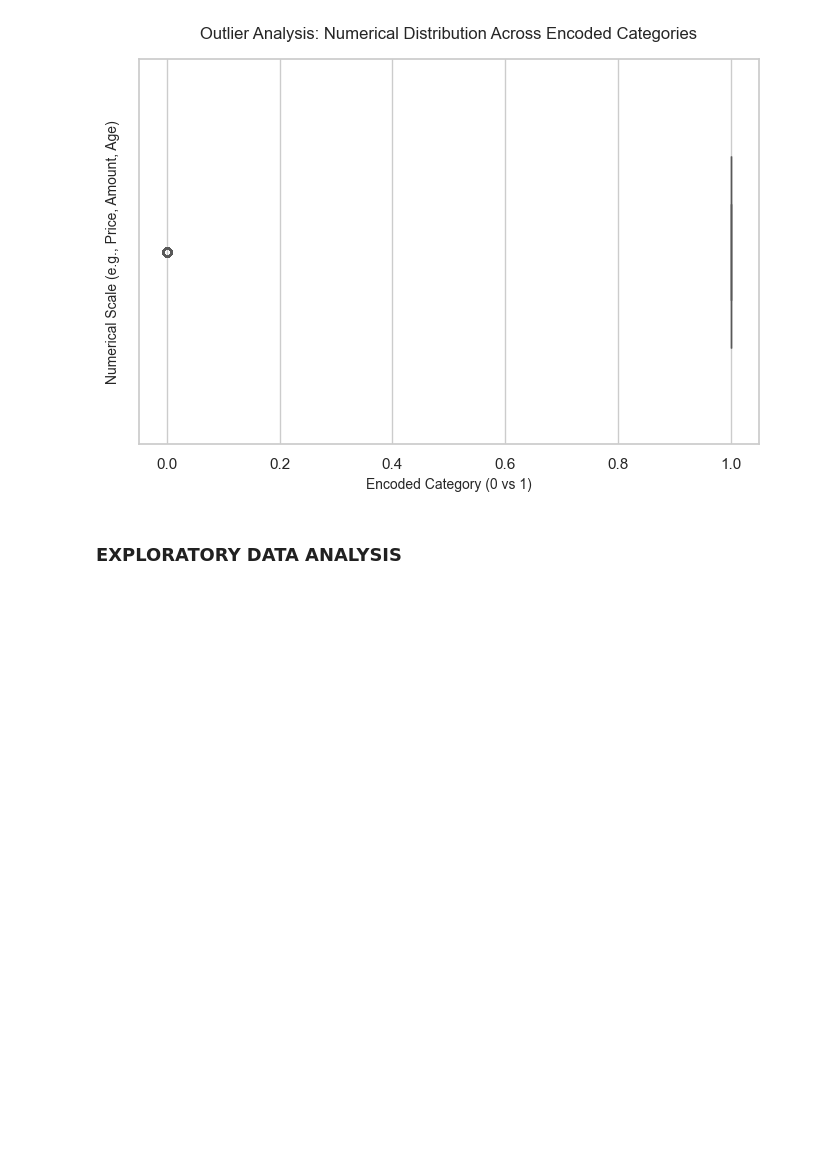
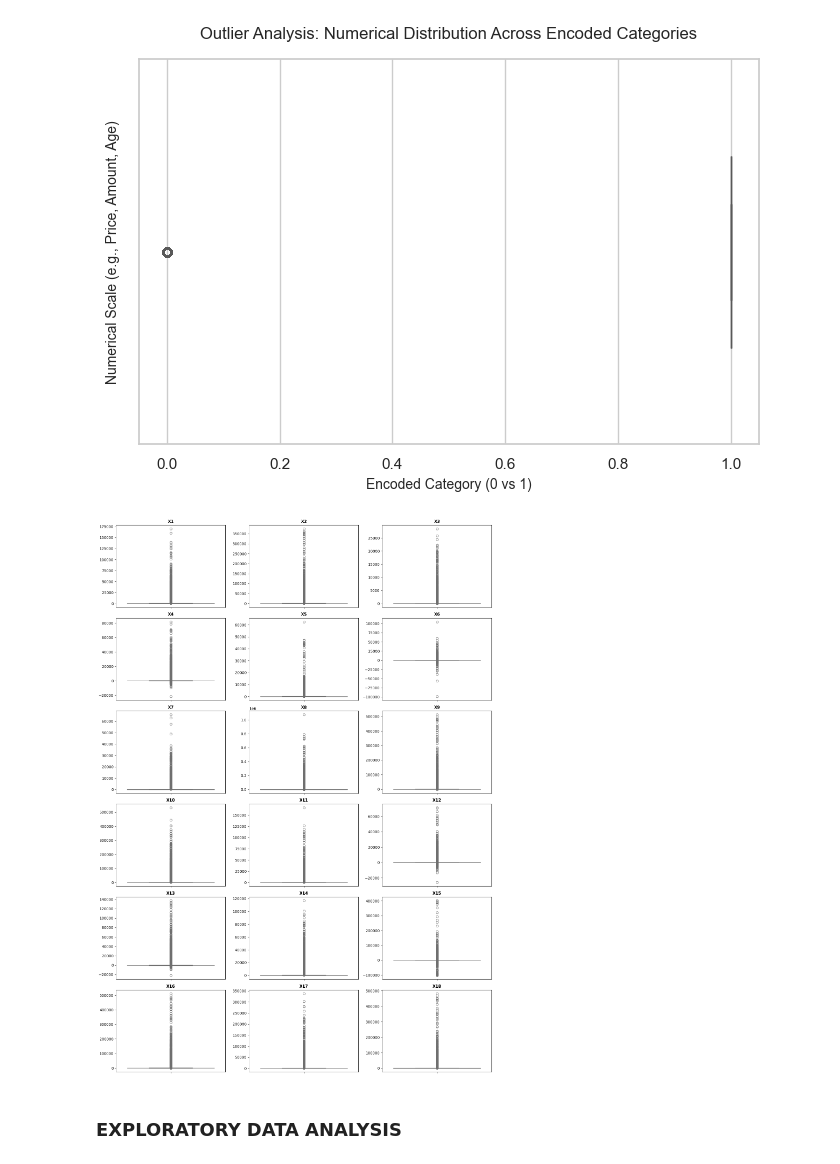
Before and after one commit to Arishiine/Bankruptcy-Prediction, a Jupyter notebook: Notebook.ipynb, the cells around one changed output. Cells and saved outputs as stored; diff of their text form; code cells hidden in the pictures; blank space fills up the shorter version.

```diff
--- a/Notebook.ipynb
+++ b/Notebook.ipynb
@@ -150,6 +151,49 @@ plt.ylabel("Numerical Scale (e.g., Price, Amount, Age)", fontsize=10)
 plt.show()
 # %% [output]
 [figure]
+# %%
+#detecting outliers
+import matplotlib.pyplot as plt
+import seaborn as sns
+import math
+
+# 1. LOAD YOUR DATA HERE
+# Replace 'your_dataset.csv' with your actual file path
+data = pd.read_csv('american_bankruptcy.csv')
+
+# 2. DEFINE YOUR 18 PREDICTORS
+# Replace these string names with your exact column names
+predictor_cols = [
+    'X1', 'X2', 'X3', 'X4', 'X5', 'X6',
+    'X7', 'X8', 'X9', 'X10', 'X11', 'X12',
+    'X13', 'X14', 'X15', 'X16', 'X17', 'X18'
+]
+
+# Alternative shortcut if your dataframe ONLY contains your 18 predictors:
+# predictor_cols = df.columns
+
+# 3. SETUP THE GRID DYNAMICALLY
+num_features = len(predictor_cols)
+num_cols = 3  # We want 3 charts per row
+num_rows = math.ceil(num_features / num_cols)  # Automatically calculates rows (18 / 3 = 6)
+
+fig, axes = plt.subplots(num_rows, num_cols, figsize=(15, num_rows * 3.5))
+axes = axes.flatten()  # Flatten into a 1D list to easily loop over
+
+# 4. LOOP AND PLOT
+for i, col in enumerate(predictor_cols):
+    sns.boxplot(y=data[col], ax=axes[i], color='skyblue')
+    axes[i].set_title(col, fontsize=11, fontweight='bold')
+    axes[i].set_ylabel('')  # Cleans up the axis labels
+
+# Hide any empty subplot boxes if you ever have a non-multiple of 3
+for j in range(i + 1, len(axes)):
+    fig.delaxes(axes[j])
+
+plt.tight_layout()
+plt.show()
+# %% [output]
+[figure, added]
 # %% [markdown]
 ### EXPLORATORY DATA ANALYSIS
 # %%
```
Also changed, not shown: parts of 1 cell of this notebook, 2 other files.
